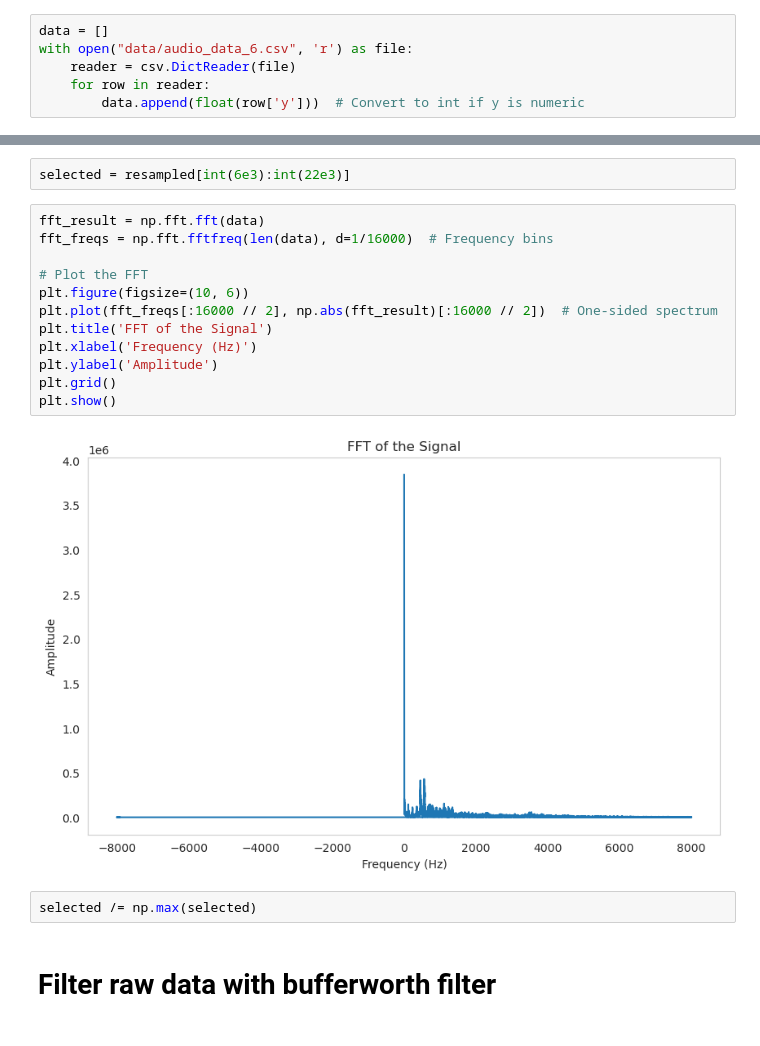
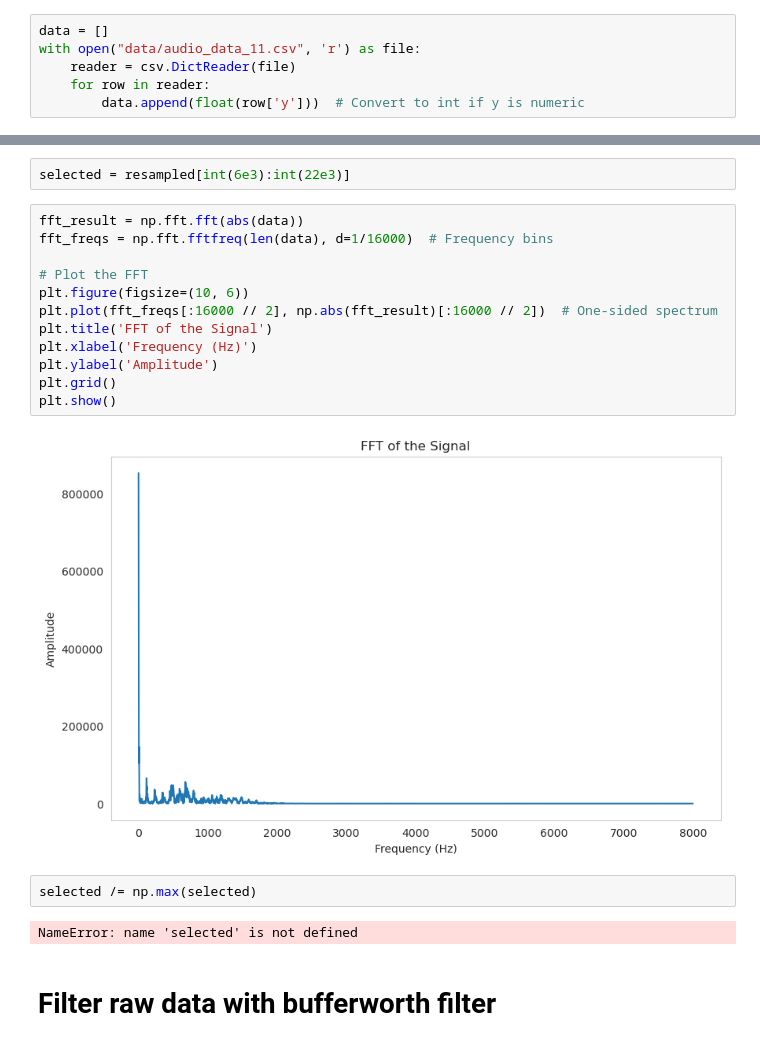
Before and after one commit to VisteK528/TRA_PROJ, a Jupyter notebook: NET_prototype/test_raw_microphone.ipynb, the cells around one changed output, grey strips where cells are left out. Cells and saved outputs as stored; diff of their text form.

```diff
--- a/NET_prototype/test_raw_microphone.ipynb
+++ b/NET_prototype/test_raw_microphone.ipynb
@@ -7,7 +7,7 @@ import csv
 from scipy.signal import butter, lfilter
 # %%
 data = []
-with open("data/audio_data_6.csv", 'r') as file:
+with open("data/audio_data_11.csv", 'r') as file:
     reader = csv.DictReader(file)
     for row in reader:
         data.append(float(row['y']))  # Convert to int if y is numeric
@@ -50,21 +50,23 @@ display.Audio(resampled[int(3e3):int(19e3)], rate=16e3)
 # %%
 selected = resampled[int(6e3):int(22e3)]
 # %%
-fft_result = np.fft.fft(data)
+fft_result = np.fft.fft(abs(data))
 fft_freqs = np.fft.fftfreq(len(data), d=1/16000)  # Frequency bins
 
 # Plot the FFT
 plt.figure(figsize=(10, 6))
 plt.plot(fft_freqs[:16000 // 2], np.abs(fft_result)[:16000 // 2])  # One-sided spectrum
 plt.title('FFT of the Signal')
 plt.xlabel('Frequency (Hz)')
 plt.ylabel('Amplitude')
 plt.grid()
 plt.show()
 # %% [output]
-[figure, old version]
+[figure, new version]
 # %%
 selected /= np.max(selected)
+# %% [output]
+NameError: name 'selected' is not defined
 # %% [markdown]
 # Filter raw data with bufferworth filter
 # %%
```
Also changed, not shown: parts of 4 cells of this notebook, 18 other files.
